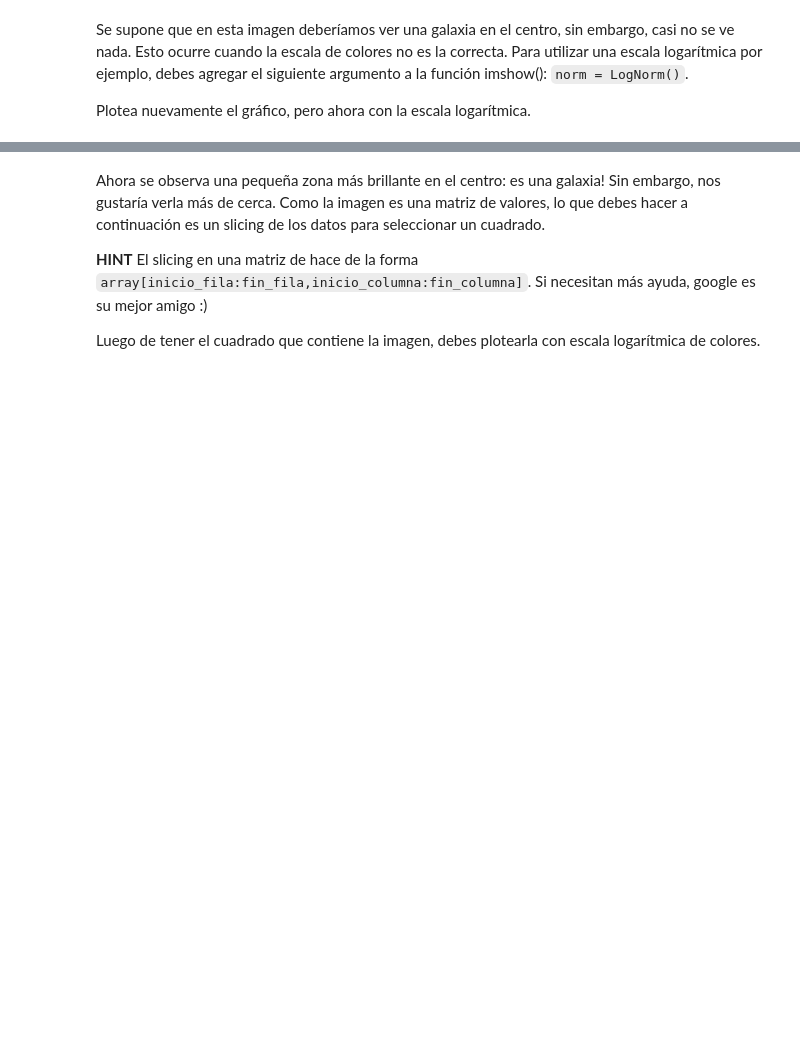
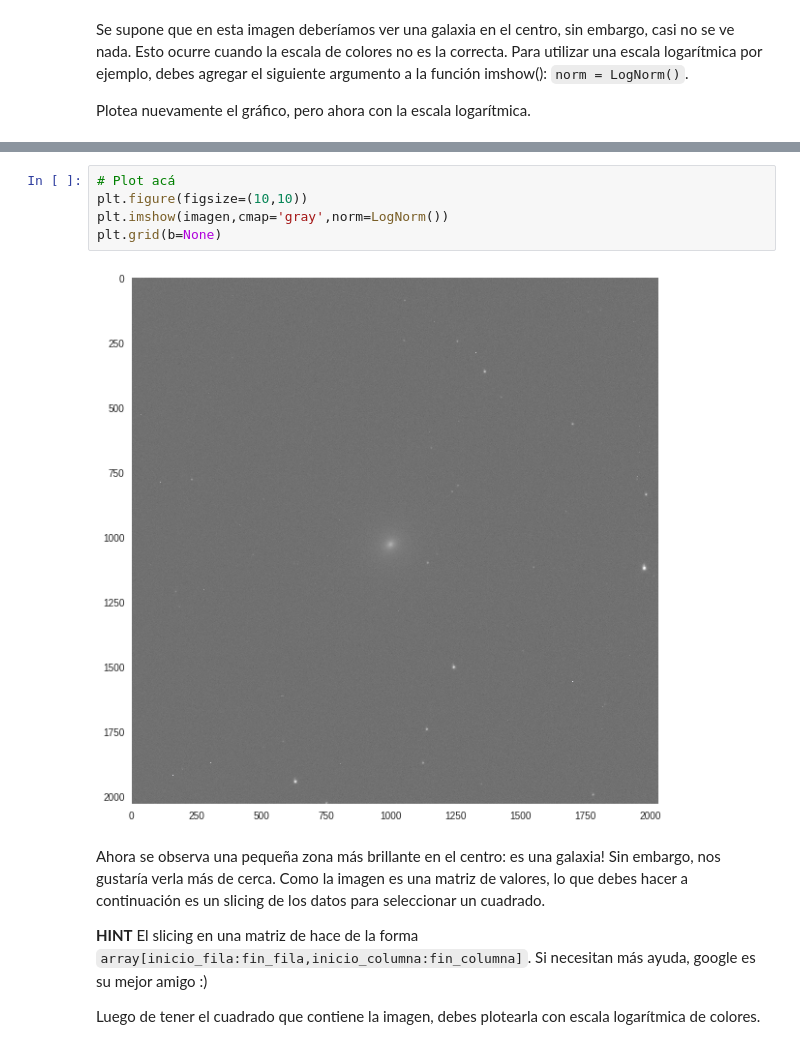
Before and after one commit to chenriquezb/minitarea3, a Jupyter notebook: minitarea3.ipynb, the cells around one changed output, grey strips where cells are left out. Drawn from its saved outputs; the diff is of its cells as text; blank space fills up the shorter version.

```diff
--- a/minitarea3.ipynb
+++ b/minitarea3.ipynb
@@ -129,3 +129,10 @@ Plotea nuevamente el gráfico, pero ahora con la escala logarítmica.
+# %%
+# Plot acá
+plt.figure(figsize=(10,10))
+plt.imshow(imagen,cmap='gray',norm=LogNorm())
+plt.grid(b=None)
+# %% [output]
+[figure, added]
 # %% [markdown]
 Ahora se observa una pequeña zona más brillante en el centro: es una galaxia! Sin embargo, nos gustaría verla más de cerca. Como la imagen es una matriz de valores, lo que debes hacer a continuación es un slicing de los datos para seleccionar un cuadrado.
 
```
Also changed, not shown: parts of 5 cells of this notebook.
